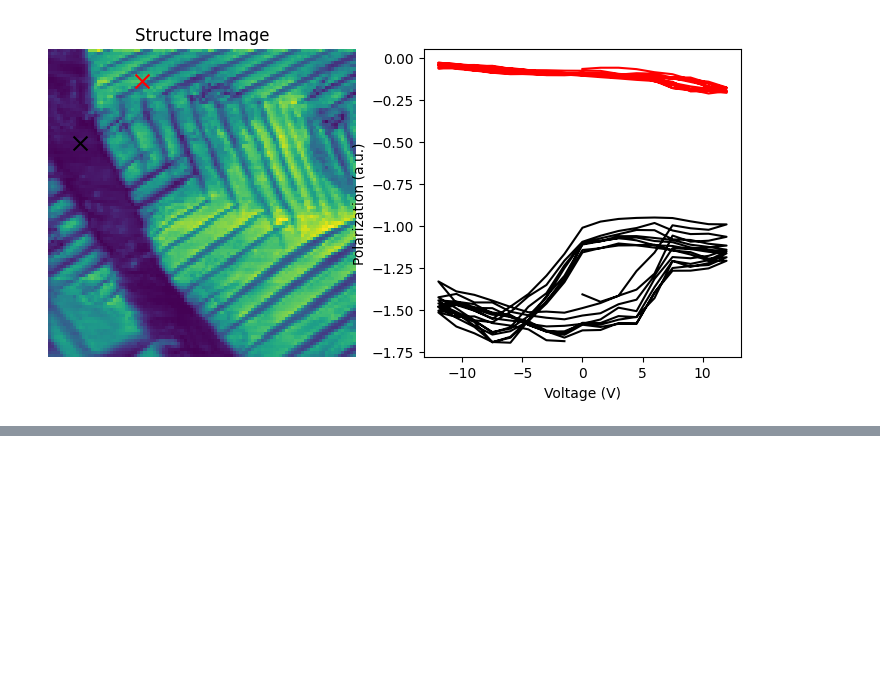
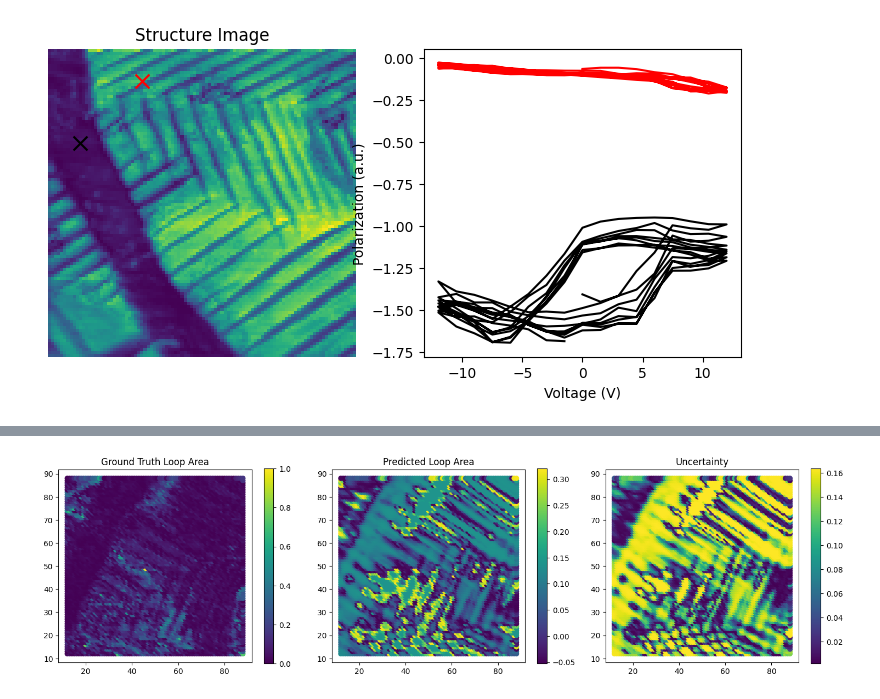
Before and after one commit to yongtaoliu/DKLGPR, a Jupyter notebook: DKGPR_BEPS.ipynb, the cells around one changed output, grey strips where cells are left out. Cells and saved outputs as stored; diff of their text form; code cells hidden in the pictures; blank space fills up the shorter version.

```diff
--- a/DKGPR_BEPS.ipynb
+++ b/DKGPR_BEPS.ipynb
@@ -333,0 +356,24 @@ Overall: Model uses very focused attention
+# %%
+# Predict on test set
+mean_pred, std_pred = predict_dkgpr(dkl_model2, X, return_std=True)
+# Visualize predictions
+fig, (ax1, ax2, ax3) = plt.subplots(1, 3, figsize=(15, 4))
+a = ax1.scatter(coords[:, 1], coords[:, 0], c=y, cmap='viridis')
+plt.colorbar(a, ax=ax1)
+ax1.set_title('Ground Truth Loop Area')
+ax1.set_aspect('equal')
+
+b=ax2.scatter(coords[:, 1], coords[:, 0], c=mean_pred, cmap='viridis')
+ax2.set_title('Predicted Loop Area')
+plt.colorbar(b, ax=ax2)
+ax2.set_aspect('equal')
+
+c=ax3.scatter(coords[:, 1], coords[:, 0], c=std_pred, cmap='viridis')
+ax3.set_title('Uncertainty')
+plt.colorbar(c, ax=ax3)
+ax3.set_aspect('equal')
+
+plt.tight_layout()
+plt.show()
+# %% [output]
+[figure, added]
```
Also changed, not shown: parts of 16 cells of this notebook, 2 other files.
